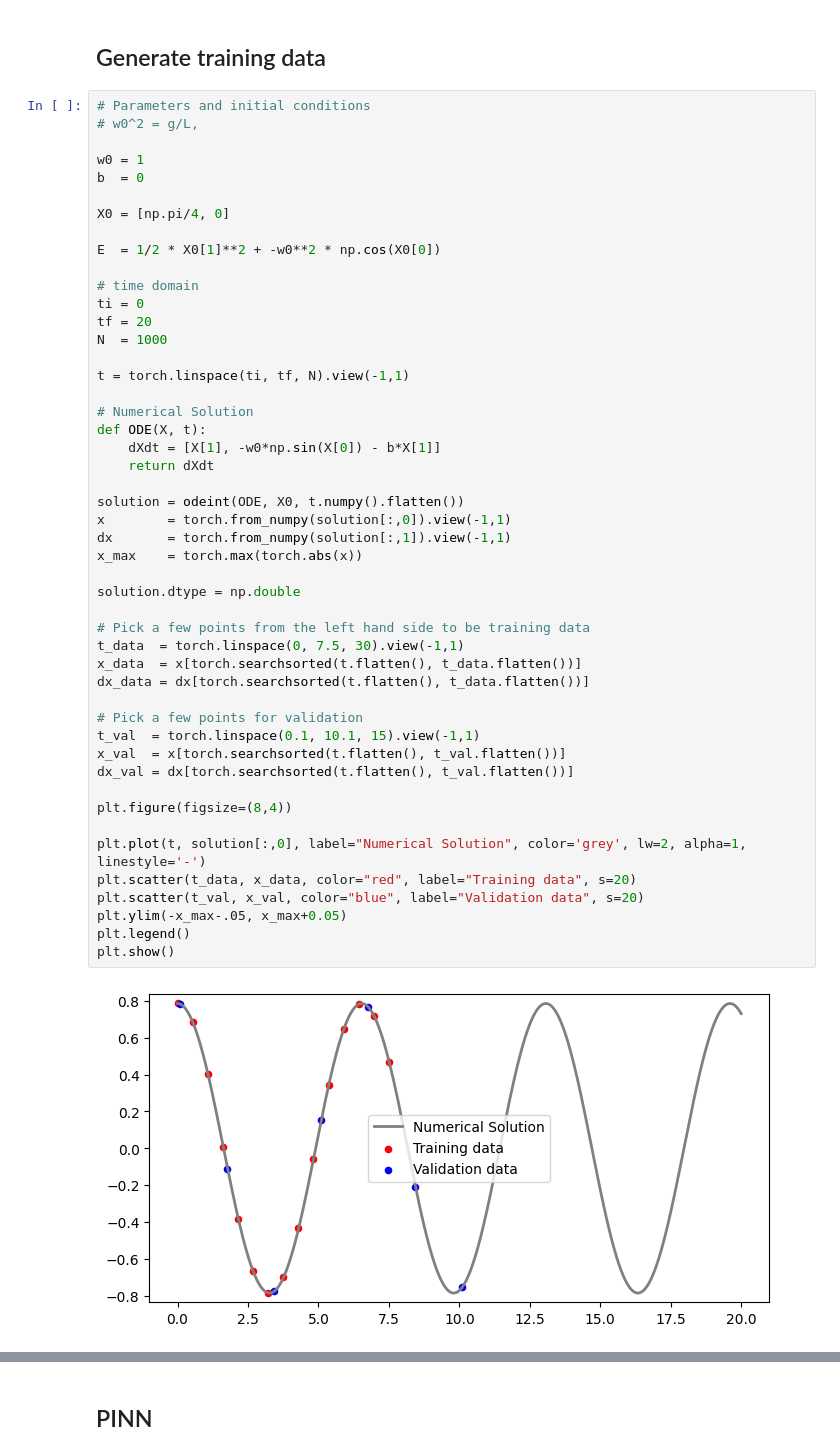
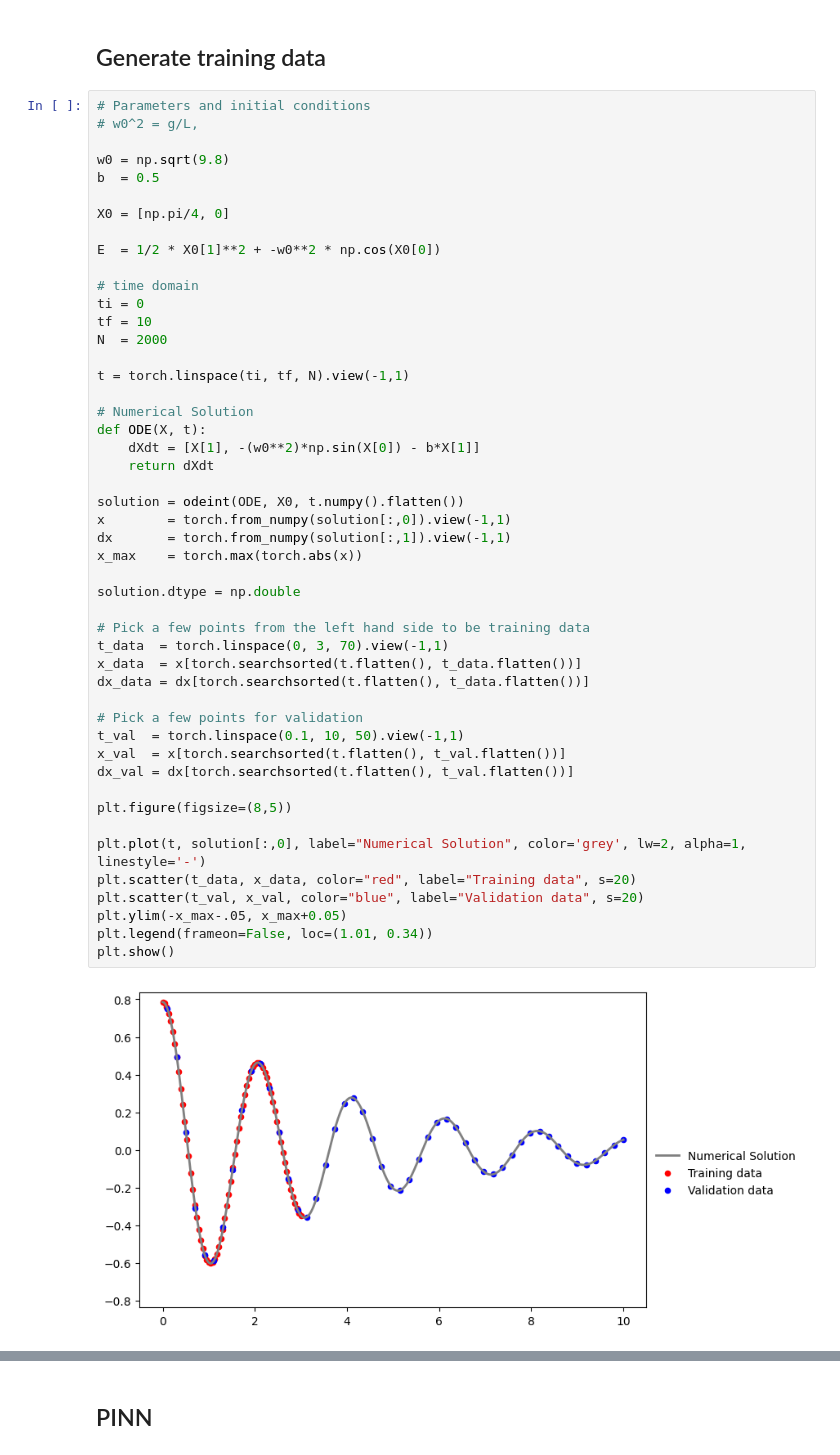
Before and after one commit to Mehdi-Haned/PINNs-Spring2025, a Jupyter notebook: Nonlinear_Pendelum_PINN.ipynb, the cells around one changed output, grey strips where cells are left out. Cells and saved outputs as stored; diff of their text form.

```diff
--- a/Nonlinear_Pendelum_PINN.ipynb
+++ b/Nonlinear_Pendelum_PINN.ipynb
@@ -56,8 +30,8 @@ class FCN(nn.Module):
 # Parameters and initial conditions
 # w0^2 = g/L,
 
-w0 = 1
-b  = 0
+w0 = np.sqrt(9.8)
+b  = 0.5
 
 X0 = [np.pi/4, 0]
 
@@ -65,43 +39,43 @@ E  = 1/2 * X0[1]**2 + -w0**2 * np.cos(X0[0])
 
 # time domain
 ti = 0
-tf = 20
-N  = 1000
+tf = 10
+N  = 2000
 
 t = torch.linspace(ti, tf, N).view(-1,1)
 
 # Numerical Solution
 def ODE(X, t):
-    dXdt = [X[1], -w0*np.sin(X[0]) - b*X[1]]
+    dXdt = [X[1], -(w0**2)*np.sin(X[0]) - b*X[1]]
     return dXdt
 
 solution = odeint(ODE, X0, t.numpy().flatten())
 x        = torch.from_numpy(solution[:,0]).view(-1,1)
 dx       = torch.from_numpy(solution[:,1]).view(-1,1)
 x_max    = torch.max(torch.abs(x))
 
 solution.dtype = np.double
 
 # Pick a few points from the left hand side to be training data
-t_data  = torch.linspace(0, 7.5, 30).view(-1,1)
+t_data  = torch.linspace(0, 3, 70).view(-1,1)
 x_data  = x[torch.searchsorted(t.flatten(), t_data.flatten())]
 dx_data = dx[torch.searchsorted(t.flatten(), t_data.flatten())]
 
 # Pick a few points for validation
-t_val  = torch.linspace(0.1, 10.1, 15).view(-1,1)
+t_val  = torch.linspace(0.1, 10, 50).view(-1,1)
 x_val  = x[torch.searchsorted(t.flatten(), t_val.flatten())]
 dx_val = dx[torch.searchsorted(t.flatten(), t_val.flatten())]
 
-plt.figure(figsize=(8,4))
+plt.figure(figsize=(8,5))
 
 plt.plot(t, solution[:,0], label="Numerical Solution", color='grey', lw=2, alpha=1, linestyle='-')
 plt.scatter(t_data, x_data, color="red", label="Training data", s=20)
 plt.scatter(t_val, x_val, color="blue", label="Validation data", s=20)
 plt.ylim(-x_max-.05, x_max+0.05)
-plt.legend()
+plt.legend(frameon=False, loc=(1.01, 0.34))
 plt.show()
 # %% [output]
-[figure, old version]
+[figure, new version]
 # %%
 # Plotting Function
 
```
Also changed, not shown: parts of 6 cells of this notebook, 4 other files.
